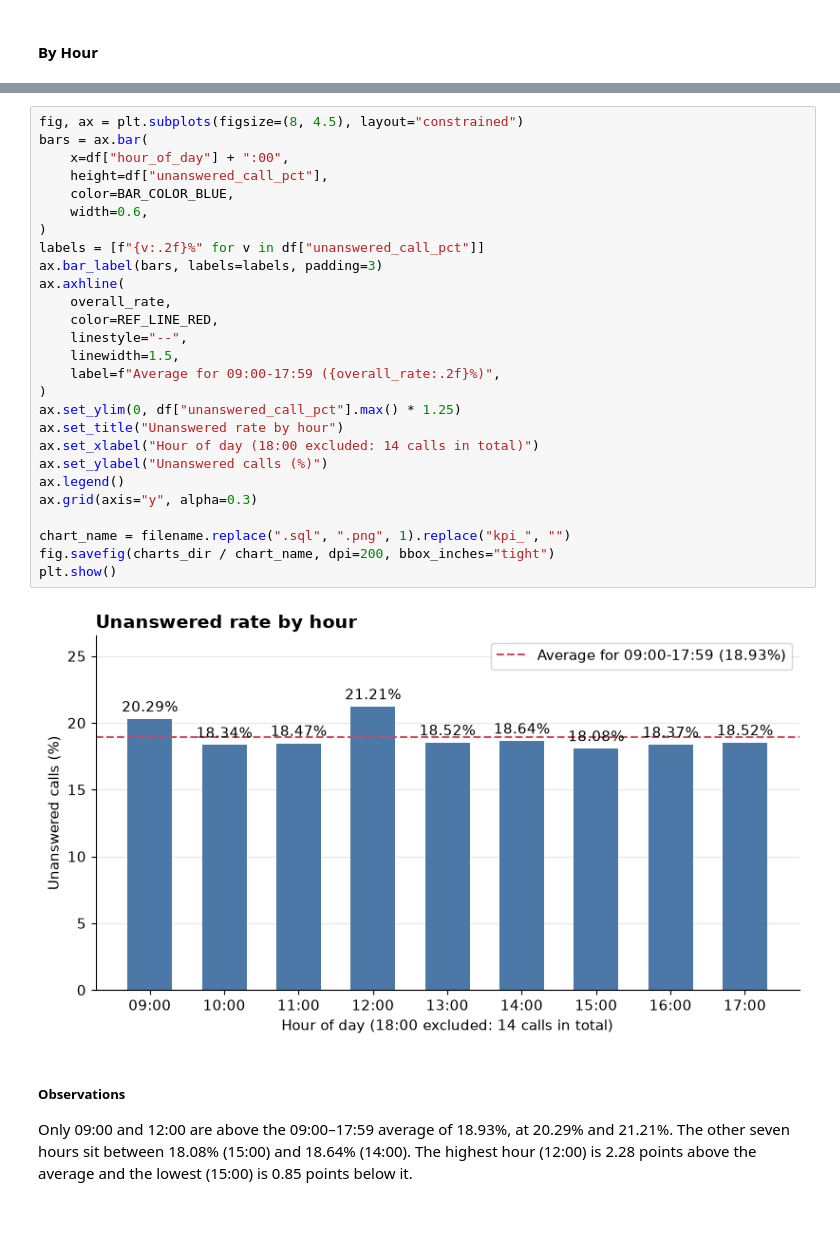
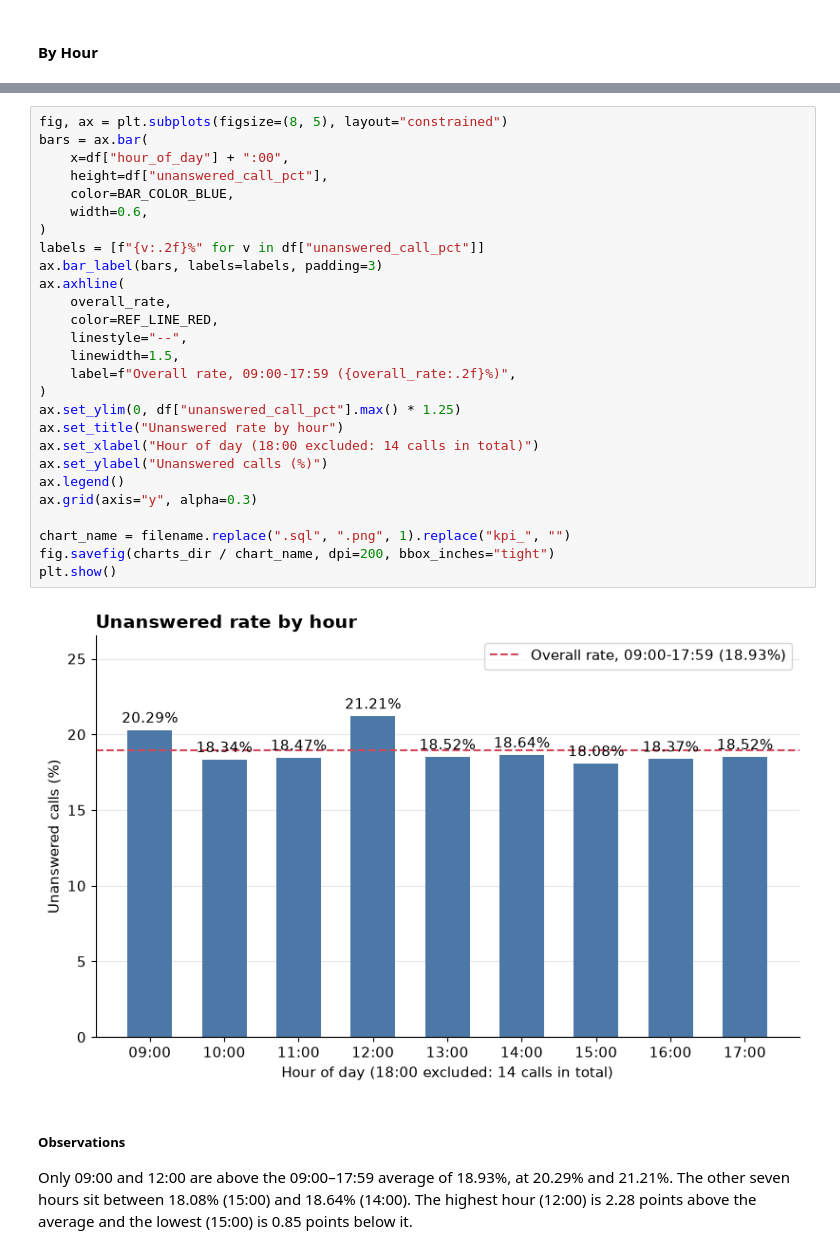
Before and after one commit to Ashish-Krishna-K/call-center-staffing-analytics, a Jupyter notebook: notebooks/03_kpi_analysis.ipynb, the cells around one changed output, grey strips where cells are left out. Cells and saved outputs as stored; diff of their text form; blank space fills up the shorter version.

```diff
--- a/notebooks/03_kpi_analysis.ipynb
+++ b/notebooks/03_kpi_analysis.ipynb
@@ -463,34 +463,34 @@ Overall unanswered rate for 09:00-17:59: 18.93%
 | 7 | 16 | 104 | 566 | 18.37 | -0.56 |
 | 8 | 17 | 108 | 583 | 18.52 | -0.41 |
 # %%
-fig, ax = plt.subplots(figsize=(8, 4.5), layout="constrained")
+fig, ax = plt.subplots(figsize=(8, 5), layout="constrained")
 bars = ax.bar(
     x=df["hour_of_day"] + ":00",
     height=df["unanswered_call_pct"],
     color=BAR_COLOR_BLUE,
     width=0.6,
 )
 labels = [f"{v:.2f}%" for v in df["unanswered_call_pct"]]
 ax.bar_label(bars, labels=labels, padding=3)
 ax.axhline(
     overall_rate,
     color=REF_LINE_RED,
     linestyle="--",
     linewidth=1.5,
-    label=f"Average for 09:00-17:59 ({overall_rate:.2f}%)",
+    label=f"Overall rate, 09:00-17:59 ({overall_rate:.2f}%)",
 )
 ax.set_ylim(0, df["unanswered_call_pct"].max() * 1.25)
 ax.set_title("Unanswered rate by hour")
 ax.set_xlabel("Hour of day (18:00 excluded: 14 calls in total)")
 ax.set_ylabel("Unanswered calls (%)")
 ax.legend()
 ax.grid(axis="y", alpha=0.3)
 
 chart_name = filename.replace(".sql", ".png", 1).replace("kpi_", "")
 fig.savefig(charts_dir / chart_name, dpi=200, bbox_inches="tight")
 plt.show()
 # %% [output]
-[figure, old version]
+[figure, new version]
 # %% [markdown]
 ##### Observations
 
```
Also changed, not shown: parts of 16 cells of this notebook.
